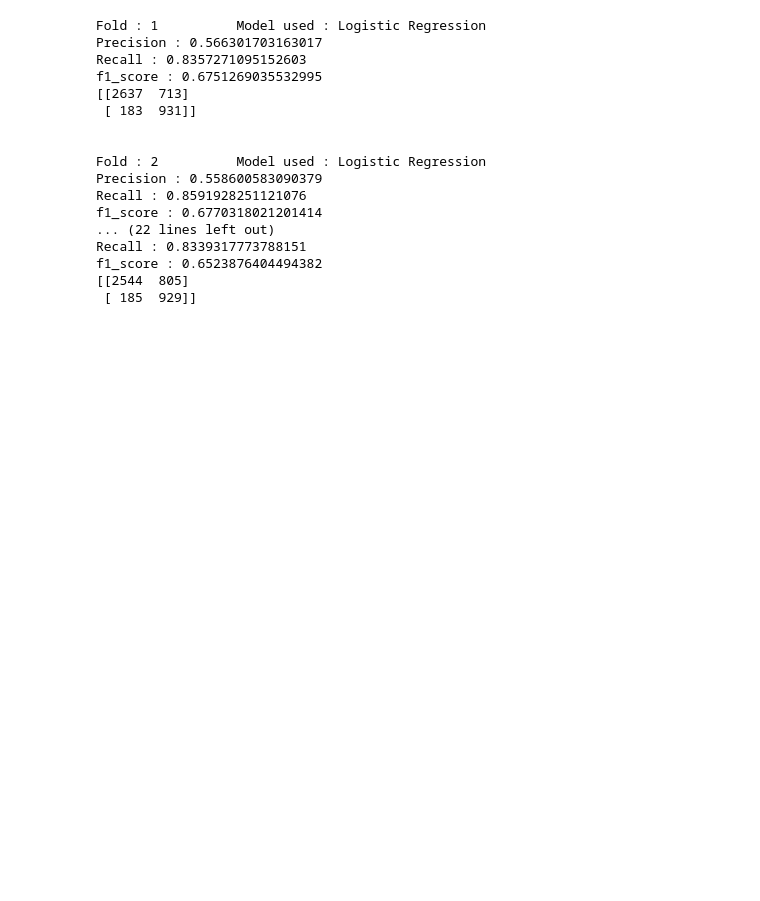
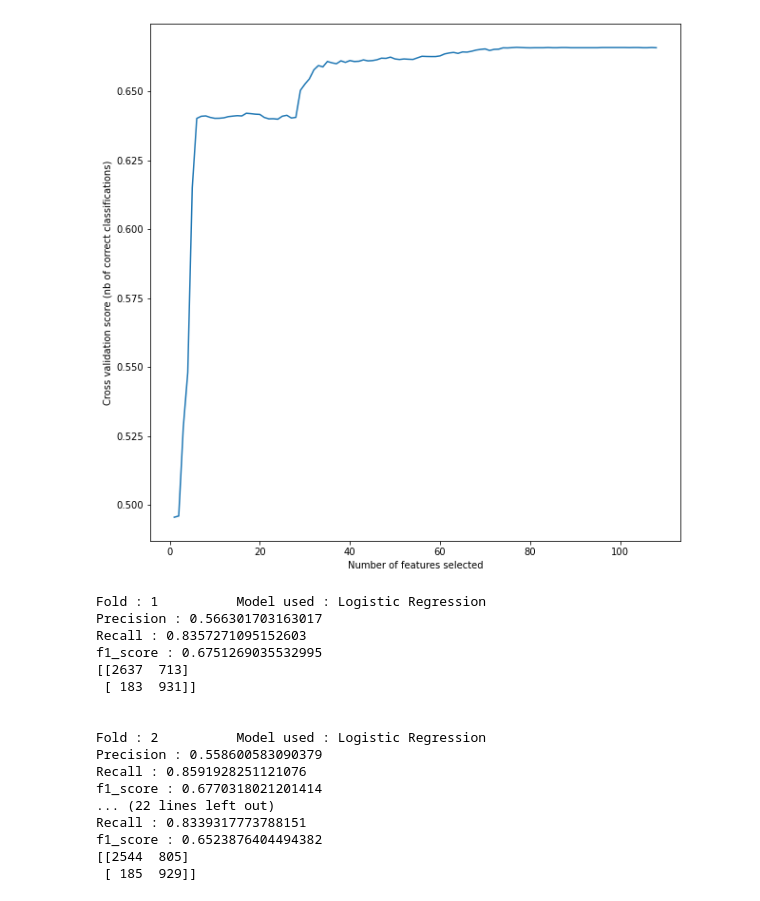
Before and after one commit to realsp/50k-salary-predict, a Jupyter notebook: notebooks/exploration.ipynb, the cells around one changed output. Cells and saved outputs as stored; diff of their text form; code cells hidden in the pictures; blank space fills up the shorter version.

```diff
--- a/notebooks/exploration.ipynb
+++ b/notebooks/exploration.ipynb
@@ -1,7 +3,11 @@
 # %%
 import pandas as pd
 import numpy as np
-from pandas_profiling import ProfileReport
+import sys
+sys.path.insert(1, 'c:\\Users\\College\\Documents\\mmlf\\Current Projects\\Project 1\\src')
+import tools
 
+ga = pd.read_csv('../src/gs.csv')
+ra = pd.read_csv('../src/ra.csv')
 # train_df = pd.read_csv(f'{INPUT_DIR}adult.data', header = None, names = COL_NAMES)
 # test_df = pd.read_csv(f'{INPUT_DIR}adult.test', header = None, names = COL_NAMES)
@@ -71,3 +21,15 @@ from sklearn.metrics import precision_score, recall_score, f1_score, accuracy_sc
+# %%
+import matplotlib.pyplot as plt
+plt.figure(figsize = (10,10))
+plt.xlabel("Number of features selected")
+plt.ylabel("Cross validation score (nb of correct classifications)")
+min_features_to_select = 1
+plt.plot(range(min_features_to_select,
+               len(ga['grid_scores']) + min_features_to_select),
+         ga['grid_scores'])
+plt.show()
+# %% [output]
+[figure, added]
 # %%
 skf = StratifiedKFold(n_splits=5, random_state=None, shuffle=True)
 fold_no = 0
```
Also changed, not shown: parts of 18 cells of this notebook, 9 other files.
